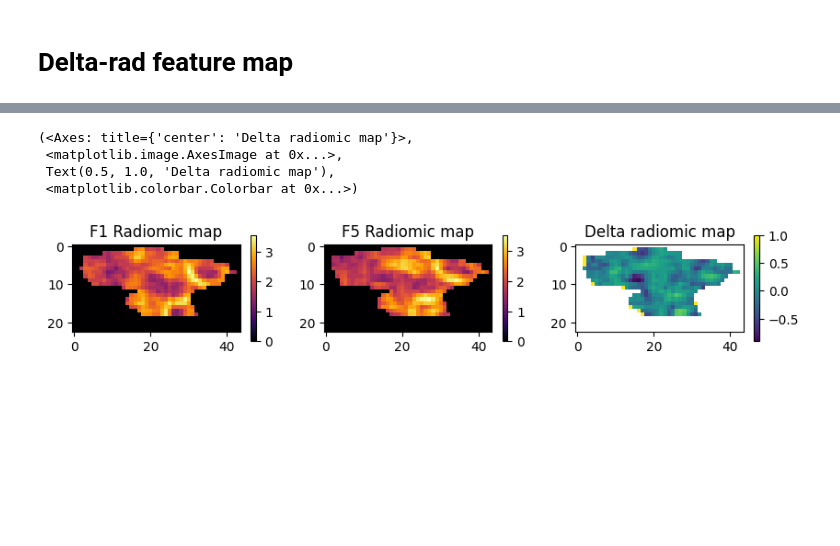
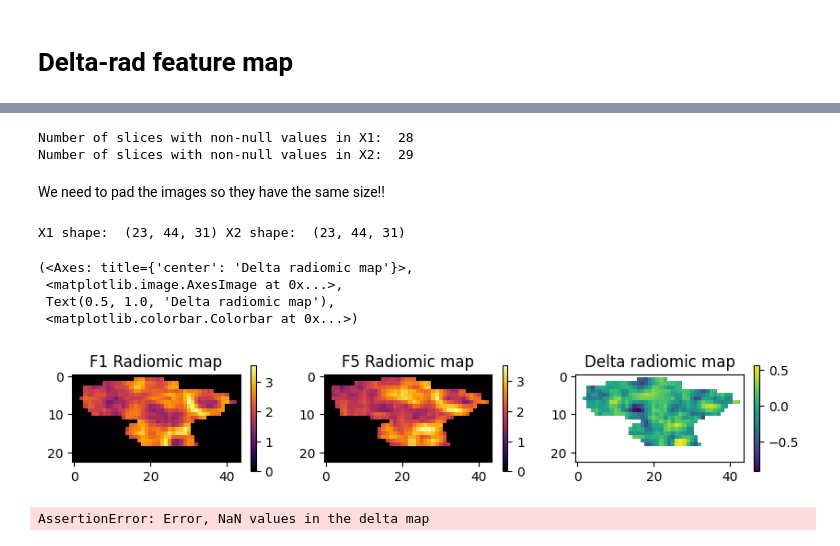
Before and after one commit to ftach/delta-rad, a Jupyter notebook: rad_maps/test.ipynb, the cells around one changed output, grey strips where cells are left out. Drawn from its saved outputs; the diff is of its cells as text; code cells hidden in the pictures; blank space fills up the shorter version.

Commit message:
tested madrid data and corrected way to compute delta rad maps, need to figure out how to save them

```diff
--- a/rad_maps/test.ipynb
+++ b/rad_maps/test.ipynb
@@ -270,14 +270,76 @@ for files in os.listdir('outputs/Patient_01_F5/'):
+# %%
+# print numnber of slices for which X1 is not null
+slice_nbr = 0
+for z in range(X1.shape[2]):
+    if np.sum(X1[:,:,z]) != 0:
+        slice_nbr += 1
+print('Number of slices with non-null values in X1: ', slice_nbr)
+
+# print numnber of slices for which X2 is not null
+slice_nbr = 0
+for z in range(X2.shape[2]):
+    if np.sum(X2[:,:,z]) != 0:
+        slice_nbr += 1
+print('Number of slices with non-null values in X2: ', slice_nbr)
+# %% [output]
+Number of slices with non-null values in X1:  28
+Number of slices with non-null values in X2:  29
+# %% [markdown]
+We need to pad the images so they have the same size!!
+# %%
+# pad the images to the biggest size of both
+def pad_img(X1, X2):
+    max_shape = np.maximum(X1.shape, X2.shape)
+    if X1.shape[0] < max_shape[0]:
+        X1_padded = np.zeros(max_shape)
+        X1_padded[:X1.shape[0], :X1.shape[1], :X1.shape[2]] = X1
+        X1 = X1_padded
+    if X2.shape[0] < max_shape[0]:
+        X2_padded = np.zeros(max_shape)
+        X2_padded[:X2.shape[0], :X2.shape[1], :X2.shape[2]] = X2
+        X2 = X2_padded
+    if X1.shape[1] < max_shape[1]:
+        X1_padded = np.zeros(max_shape)
+        X1_padded[:X1.shape[0], :X1.shape[1], :X1.shape[2]] = X1
+        X1 = X1_padded
+    if X2.shape[1] < max_shape[1]:
+        X2_padded = np.zeros(max_shape)
+        X2_padded[:X2.shape[0], :X2.shape[1], :X2.shape[2]] = X2
+        X2 = X2_padded
+    if X1.shape[2] < max_shape[2]:
+        X1_padded = np.zeros(max_shape)
+        X1_padded[:X1.shape[0], :X1.shape[1], :X1.shape[2]] = X1
+        X1 = X1_padded
+    if X2.shape[2] < max_shape[2]:
+        X2_padded = np.zeros(max_shape)
+        X2_padded[:X2.shape[0], :X2.shape[1], :X2.shape[2]] = X2
+        X2 = X2_padded
+
+    return X1, X2
+
+X1, X2 = pad_img(X1, X2)
+print('X1 shape: ', X1.shape, 'X2 shape: ', X2.shape)
+# %% [output]
+X1 shape:  (23, 44, 31) X2 shape:  (23, 44, 31)
 # %%
 delta_rad_map = (X2 - X1) / X2
+delta_rad_map[np.abs(delta_rad_map) == 1] = np.nan # we set to nan valus that are on the border of the delta-rad map
 fig = plt.figure(figsize=(10, 5))
-plt.subplot(1,3, 1)
-a=plt.imshow(X1, cmap='inferno')
+plt.subplot(1, 3, 1)
+a=plt.imshow(X1[:, :, 15], cmap='inferno')
 plt.title('F1 Radiomic map'), plt.colorbar(shrink=0.3)
-plt.subplot(1,3, 2), plt.imshow(X2, cmap='inferno'), plt.title('F5 Radiomic map'), plt.colorbar(shrink=0.3)
-plt.subplot(1,3, 3), plt.imshow(delta_rad_map, cmap='viridis'), plt.title('Delta radiomic map'), plt.colorbar(shrink=0.3)
+plt.subplot(1,3, 2), plt.imshow(X2[:, :, 15], cmap='inferno'), plt.title('F5 Radiomic map'), plt.colorbar(shrink=0.3)
+plt.subplot(1,3, 3), plt.imshow(delta_rad_map[:, :, 15], cmap='viridis'), plt.title('Delta radiomic map'), plt.colorbar(shrink=0.3)
 # %% [output]
 (<Axes: title={'center': 'Delta radiomic map'}>,
  <matplotlib.image.AxesImage at 0x...>,
  Text(0.5, 1.0, 'Delta radiomic map'),
  <matplotlib.colorbar.Colorbar at 0x...>)
-[figure, old version]
+[figure, new version]
+# %%
+from get_map import generate_delta_map
+
+map_paths = ['./outputs/Patient_01_F1/original_firstorder_Entropy.nrrd', './outputs/Patient_01_F5/original_firstorder_Entropy.nrrd']
+generate_delta_map(map_paths, 'original_firstorder_Entropy.nrrd', './outputs/Patient_01_F1_F5/')
+# %% [output]
+AssertionError: Error, NaN values in the delta map
```
Also changed, not shown: parts of 2 cells of this notebook, 4 other files.
